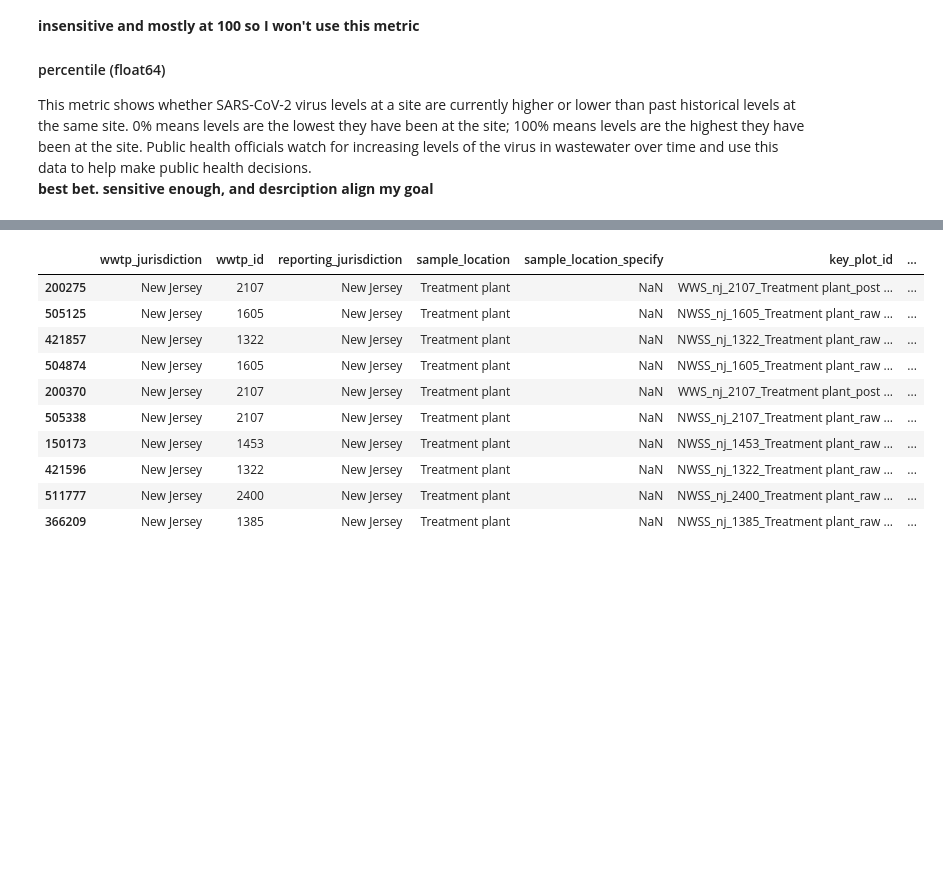
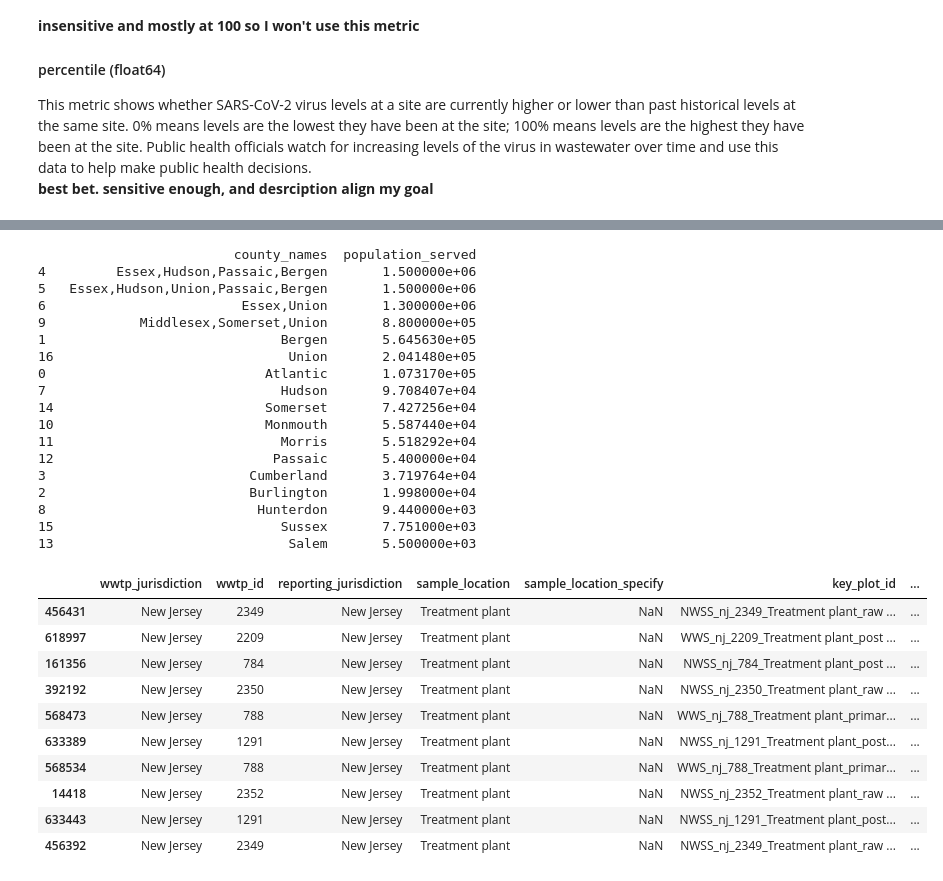
Before and after one commit to chinhenglu/covid_in_2024, a Jupyter notebook: covid.ipynb, the cells around one changed output, grey strips where cells are left out. Cells and saved outputs as stored; diff of their text form; code cells hidden in the pictures; blank space fills up the shorter version.

```diff
--- a/covid.ipynb
+++ b/covid.ipynb
@@ -36,12 +36,12 @@ df['first_sample_date'] = pd.to_datetime(df['first_sample_date'])
 # df['log_ptc_15d'] = np.log(df['ptc_15d'])
 
 # filter to 2024 data and check the shape again
-df = df[ (df['date_start']>= '2023-01-01')].sort_values(by='date_start')
-df_nj = df[ (df['date_start']>= '2023-01-01') & (df['reporting_jurisdiction'] == 'New Jersey')].sort_values(by='date_start')
-df_mx = df[ (df['date_start']>= '2023-01-01') & (df['reporting_jurisdiction'] == 'New Jersey') & (df['county_names']=='Middlesex,Somerset,Union')].sort_values(by='date_start')
+df = df[ (df['date_start']>= '2022-01-01') & (df['percentile']<=100)].sort_values(by='date_start')
+df_nj = df[ (df['date_start']>= '2022-01-01') & (df['reporting_jurisdiction'] == 'New Jersey')].sort_values(by='date_start')
+df_mx = df[ (df['date_start']>= '2022-01-01') & (df['reporting_jurisdiction'] == 'New Jersey') & (df['county_names']=='Middlesex,Somerset,Union')].sort_values(by='date_start')
 
-print('number of samples since 2023', df.shape)
-print('number of samples for NJ since 2023', df_nj.shape)
+print('number of samples since 2022', df.shape)
+print('number of samples for NJ since 2022', df_nj.shape)
 print('number of samples for Middlesex, Somerset, Union since 2023', df_mx.shape)
 
 # pull the records and take a look
@@ -202,27 +176,45 @@ df_nj.sample(10)
 # %%
 top_population_county = df_nj.groupby('county_names', as_index=0)[['population_served']].mean().sort_values('population_served', ascending=False)
-top_population_county
+print(top_population_county)
 
 # Function to determine county_top_5
 def determine_county(population, county_name):
-    if population > 500000:
+    if population > 1000000:
         return county_name
     else:
         return 'other'
 
 # Applying the function to create county_top_5 column
 df_nj['county_top_5'] = df_nj.apply(lambda row: determine_county(row['population_served'], row['county_names']), axis=1)
 
 df_nj.sample(10)
 # %% [output]
+                         county_names  population_served
+4         Essex,Hudson,Passaic,Bergen       1.500000e+06
+5   Essex,Hudson,Union,Passaic,Bergen       1.500000e+06
+6                         Essex,Union       1.300000e+06
+9            Middlesex,Somerset,Union       8.800000e+05
+1                              Bergen       5.645630e+05
+16                              Union       2.041480e+05
+0                            Atlantic       1.073170e+05
+7                              Hudson       9.708407e+04
+14                           Somerset       7.427256e+04
+10                           Monmouth       5.587440e+04
+11                             Morris       5.518292e+04
+12                            Passaic       5.400000e+04
+3                          Cumberland       3.719764e+04
+2                          Burlington       1.998000e+04
+8                           Hunterdon       9.440000e+03
+15                             Sussex       7.751000e+03
+13                              Salem       5.500000e+03
 |  | wwtp_jurisdiction | wwtp_id | reporting_jurisdiction | sample_location | sample_location_specify | key_plot_id | ... |
-| 200275 | New Jersey | 2107 | New Jersey | Treatment plant | NaN | WWS_nj_2107_Treatment plant_post ... | ... |
-| 505125 | New Jersey | 1605 | New Jersey | Treatment plant | NaN | NWSS_nj_1605_Treatment plant_raw ... | ... |
-| 421857 | New Jersey | 1322 | New Jersey | Treatment plant | NaN | NWSS_nj_1322_Treatment plant_raw ... | ... |
-| 504874 | New Jersey | 1605 | New Jersey | Treatment plant | NaN | NWSS_nj_1605_Treatment plant_raw ... | ... |
-| 200370 | New Jersey | 2107 | New Jersey | Treatment plant | NaN | WWS_nj_2107_Treatment plant_post ... | ... |
-| 505338 | New Jersey | 2107 | New Jersey | Treatment plant | NaN | NWSS_nj_2107_Treatment plant_raw ... | ... |
-| 150173 | New Jersey | 1453 | New Jersey | Treatment plant | NaN | NWSS_nj_1453_Treatment plant_raw ... | ... |
-| 421596 | New Jersey | 1322 | New Jersey | Treatment plant | NaN | NWSS_nj_1322_Treatment plant_raw ... | ... |
-| 511777 | New Jersey | 2400 | New Jersey | Treatment plant | NaN | NWSS_nj_2400_Treatment plant_raw ... | ... |
-| 366209 | New Jersey | 1385 | New Jersey | Treatment plant | NaN | NWSS_nj_1385_Treatment plant_raw ... | ... |
+| 456431 | New Jersey | 2349 | New Jersey | Treatment plant | NaN | NWSS_nj_2349_Treatment plant_raw ... | ... |
+| 618997 | New Jersey | 2209 | New Jersey | Treatment plant | NaN | WWS_nj_2209_Treatment plant_post ... | ... |
+| 161356 | New Jersey | 784 | New Jersey | Treatment plant | NaN | NWSS_nj_784_Treatment plant_post ... | ... |
+| 392192 | New Jersey | 2350 | New Jersey | Treatment plant | NaN | NWSS_nj_2350_Treatment plant_raw ... | ... |
+| 568473 | New Jersey | 788 | New Jersey | Treatment plant | NaN | WWS_nj_788_Treatment plant_primar... | ... |
+| 633389 | New Jersey | 1291 | New Jersey | Treatment plant | NaN | NWSS_nj_1291_Treatment plant_post... | ... |
+| 568534 | New Jersey | 788 | New Jersey | Treatment plant | NaN | WWS_nj_788_Treatment plant_primar... | ... |
+| 14418 | New Jersey | 2352 | New Jersey | Treatment plant | NaN | NWSS_nj_2352_Treatment plant_raw ... | ... |
+| 633443 | New Jersey | 1291 | New Jersey | Treatment plant | NaN | NWSS_nj_1291_Treatment plant_post... | ... |
+| 456392 | New Jersey | 2349 | New Jersey | Treatment plant | NaN | NWSS_nj_2349_Treatment plant_raw ... | ... |
```
Also changed, not shown: parts of 26 cells of this notebook.
